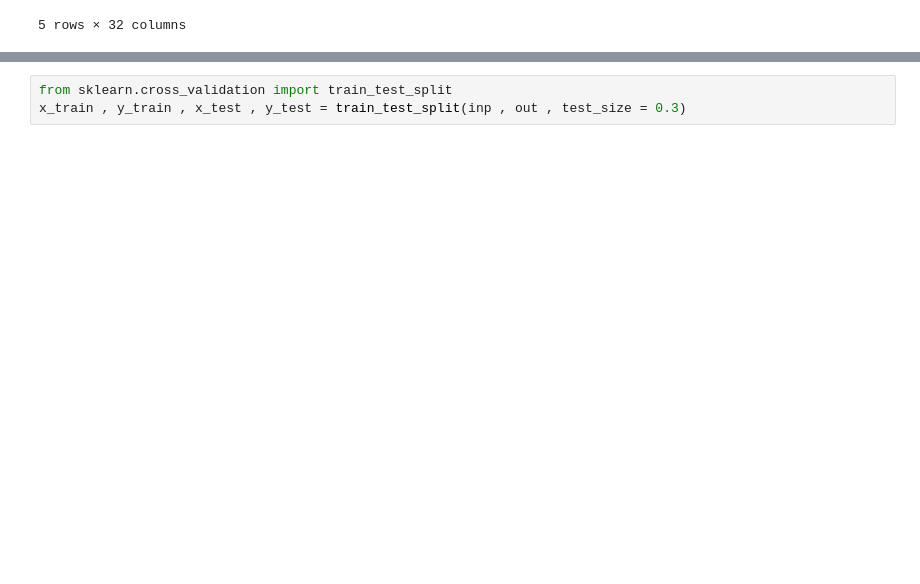
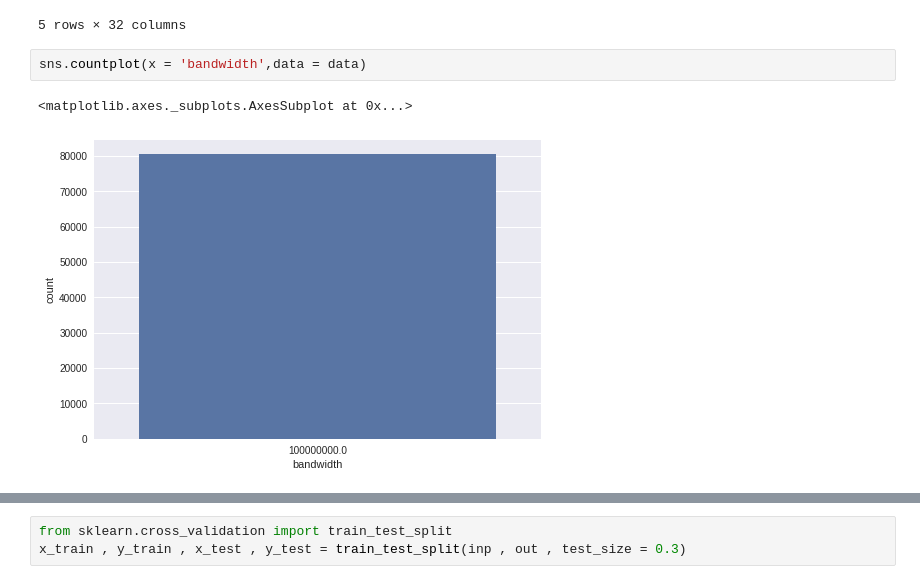
Before and after one commit to Shreyas3108/Multipath-selection-using-ML, a Jupyter notebook: TreeClass.ipynb, the cells around one changed output, grey strips where cells are left out. Saved outputs shown, nothing was run; the diff lists cells and outputs as text; blank space fills up the shorter version.

Commit message:
Plot updates

```diff
--- a/TreeClass.ipynb
+++ b/TreeClass.ipynb
@@ -81,3 +62,8 @@ data.head()
 | 3 | Cisco-IOS-XR-infra-statsd-oper:in... | 1501867007740000000 | Cisco-IOS-XR-infra-statsd-oper:in... | 100000000.0 | 10752468.0 | 27.0 | 968818.0 | ... |
 | 4 | Cisco-IOS-XR-infra-statsd-oper:in... | 1501867007742000000 | Cisco-IOS-XR-infra-statsd-oper:in... | 100000000.0 | 6925863.0 | 17.0 | 605078.0 | ... |
 5 rows × 32 columns
+# %%
+sns.countplot(x = 'bandwidth',data = data)
+# %% [output]
+<matplotlib.axes._subplots.AxesSubplot at 0x...>
+[figure, added]
```
Also changed, not shown: parts of 20 cells of this notebook.
